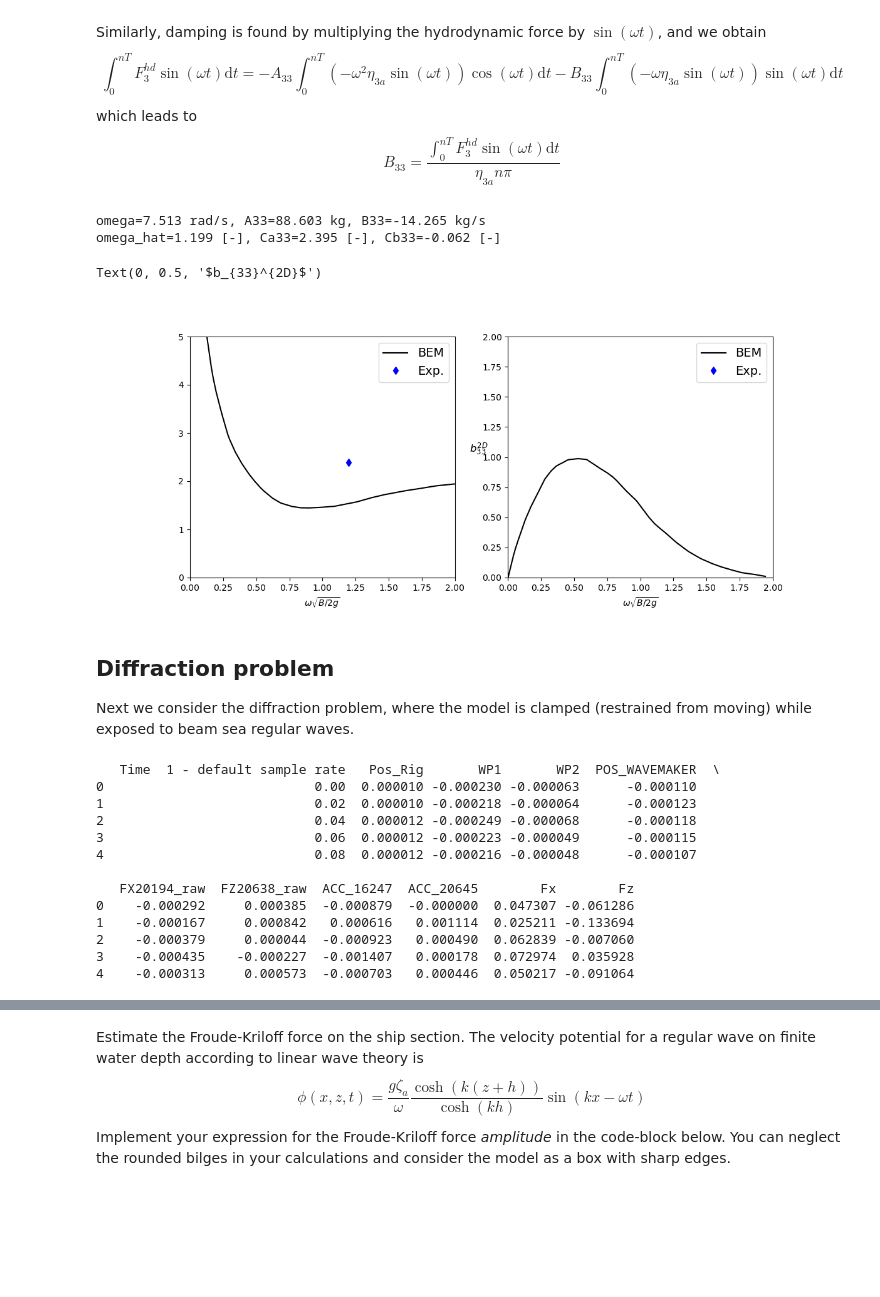
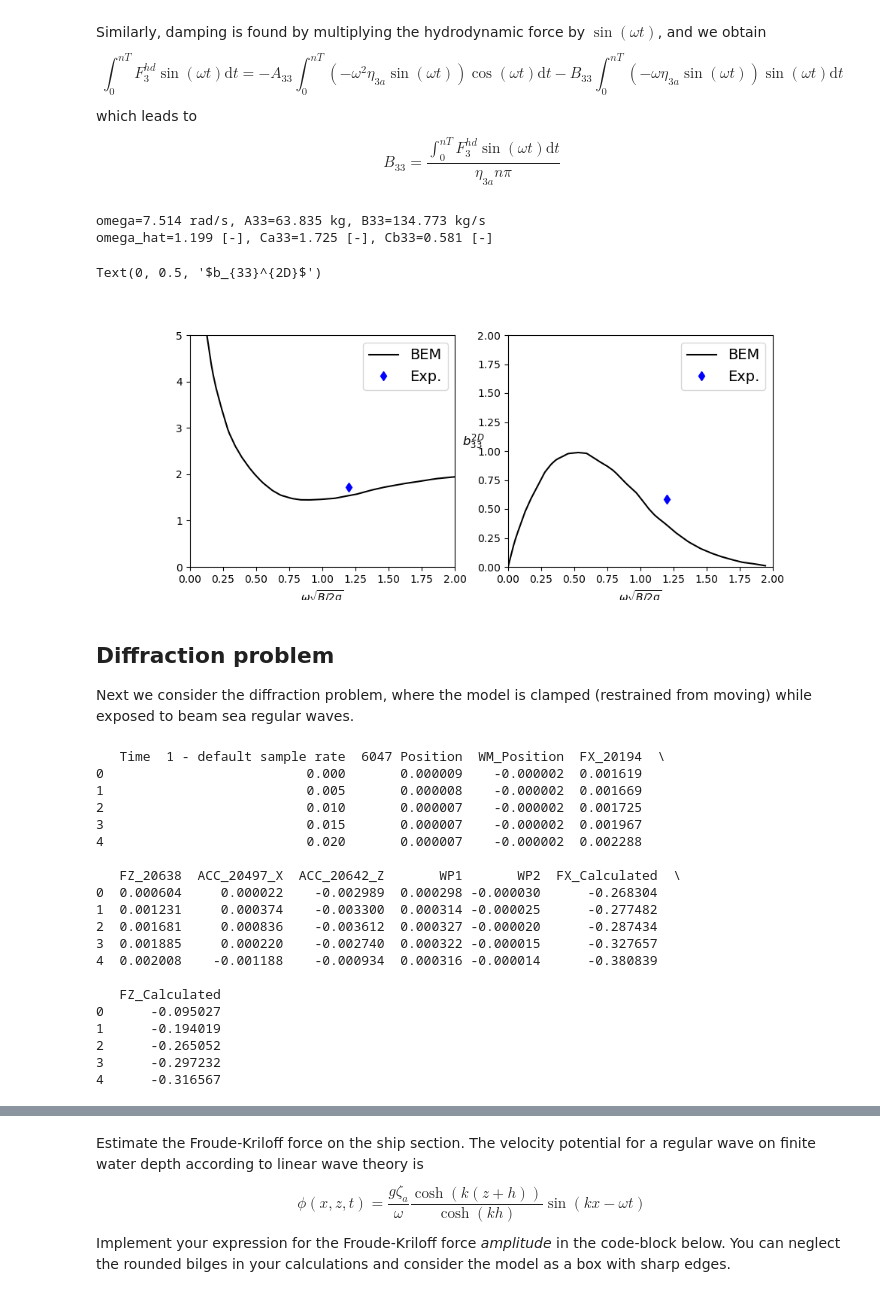
Before and after one commit to hydrodavid/tmr4247, a Jupyter notebook: lab_exercise.ipynb, the cells around one changed output, grey strips where cells are left out. Saved outputs shown, nothing was run; the diff lists cells and outputs as text; code cells hidden in the pictures; blank space fills up the shorter version.

```diff
--- a/lab_exercise.ipynb
+++ b/lab_exercise.ipynb
@@ -170,7 +171,7 @@ Text(0.5, 0, 'Time [s]')
 We see from the figure above that the raw signals contain some noise, in particular the acceleration and force measurements. A common procedure is to filter the data with a *low-pass filter*. This means that we filter away all high frequency components above a given threshold (cut-frequency) and let the low frequency components pass the filter. When defining the cut frequency, we must be sure that we don't remove "physical" frequencies associated with the waves. We will use $f_{cut}=5$Hz in the following.
 # %%
 # Let's filter the data using a low-pass filter to remove high frequency noise
-fcut=8 # [Hz] cut frequency
+fcut=2 # [Hz] cut frequency
 df_filtered = pp.filterDataFrame(df, fcut, fs)
 # %%
 # Uncomment line below if you will activate interactive plotting
@@ -310,7 +311,7 @@ Text(0, 0.5, 'Force [N]')
 C33 = rho*g*L*B # Restoring coefficient (water-plane stiffness)
 
 # Hydrodynamic force
-Fhd = -df1_filt['F3'].values + M*df1_filt['acc3'].values + C33*df1_filt['eta3'].values
+Fhd = -df1_filt['F3'].values + (M+Mrigg)*df1_filt['acc3'].values - C33*df1_filt['eta3'].values
 
 # Velocity in heave deduced from differentiation of the heave motion
 eta3dot = np.diff(df1_filt['eta3'].values)/dt
@@ -334,16 +335,23 @@ Next, we model the heave motion as $\eta_3=\eta_{3a}\cos(\omega t+\delta)$, wher
 #locate zero upcrossings of measured heave
 iups = np.ravel(np.argwhere(np.diff(np.sign(df1_filt['eta3'].values)) > 0))
 
-nPer = len(iups)-1 # Number of oscillation periods
+nPer = len(iups)-1 # Number of complete oscillation periods
 
 # Simple estimation of heave amplitude from first oscillation eta3a=0.5*(max(eta3)-min(eta3))
 eta3a = 0.5*(np.max(df1_filt['eta3'].values[iups[0]:iups[1]])-np.min(df1_filt['eta3'].values[iups[0]:iups[1]]))
 
-# Time vector
-tvec = df1_filt.index[iups[0]:iups[-1]]
+# We redefine the time vector, such that t=0 is when the actuator position is on top (eta_3=eta_3A*cos(omega*t))
+tvec0 = df1_filt.index
+Tper = np.mean(np.diff(tvec0[iups]))
+idt = Tper/4.*fs
+i1 = iups[0]+int(idt)
+i2 = iups[-1]+int(idt)
+tvec1 = df1_filt.index[i1:i2] - tvec0[i1]
+
+print("Oscillation period: {:.3f}s".format(Tper))
 
 # Phase angle
-delta = pp.getPhaseDifference(tvec, df1_filt['eta3'].iloc[iups[0]:iups[-1]], np.cos(omega*tvec)) * omega
+delta = pp.getPhaseDifference(tvec1, df1_filt['eta3'].iloc[i1:i2], np.cos(omega*tvec1)) * omega
 
 print("eta3a={:.3f} m".format(eta3a))
 print("delta={:.3f} rad".format(delta))
@@ -351,8 +359,9 @@ print("delta={:.3f} rad".format(delta))
 
 # Verify phase angle - acceleration a_3 should be 180 deg. out of phase relative to motion eta_3
 fig0, ax0 = plt.subplots(1, 1)
-ax0.plot(tvec, df1_filt['eta3'].iloc[iups[0]:iups[-1]], label=r'$\eta_3(t)$')
-ax0.plot(tvec, -df1_filt['acc3'].iloc[iups[0]:iups[-1]]/omega**2, label=r'$\ddot{\eta}_3(t)/\omega^2$')
-ax0.plot(tvec, eta3a*np.cos(omega*tvec+delta), label=r'$\eta_{3a}\cos(\omega t)$')
+ax0.plot(tvec1, df1_filt['eta3'].iloc[i1:i2], label=r'$\eta_3(t)$')
+ax0.plot(tvec1, -df1_filt['acc3'].iloc[i1:i2]/omega**2, label=r'$\ddot{\eta}_3(t)/\omega^2$')
+ax0.plot(tvec1, eta3a*np.cos(omega*tvec1+delta), label=r'$\eta_{3a}\cos(\omega t)$')
 ax0.legend()
+#ax0.axvline()
 # %% [output]
@@ -378,46 +388,49 @@ import scipy.integrate as si  # We will use the trapeziodal method for numerical
 fs = 200
 idelta = int(np.round(delta/omega)*fs)
 
+# We reset the time to start
+tvec2 = tvec1 - tvec1[iups[0]] + (tvec1[iups[1]]-tvec1[iups[0]])/4.
+
 # Compute added mass and damping coefficients
-A33 = si.trapz(Fhd[iups[0]:iups[-1]] * np.cos(omega*tvec+delta), x=tvec) / (omega*eta3a*nPer*np.pi)
-B33 = si.trapz(Fhd[iups[0]:iups[-1]] * np.sin(omega*tvec+delta), x=tvec) / (eta3a*nPer*np.pi)
+A33 = si.trapz(Fhd[i1:i2] * np.cos(omega*tvec1), x=tvec1) / (omega*eta3a*nPer*np.pi)
+B33 = si.trapz(Fhd[i1:i2] * np.sin(omega*tvec1), x=tvec1) / (eta3a*nPer*np.pi)
 print("omega={:.3f} rad/s, A33={:.3f} kg, B33={:.3f} kg/s".format(omega, A33, B33))
-print("omega_hat={:.3f} [-], Ca33={:.3f} [-], Cb33={:.3f} [-]".format(omega*np.sqrt(B/(2*g)), A33/M, B33/M*np.sqrt(B/(2*g))))
+print("omega_hat={:.3f} [-], Ca33={:.3f} [-], Cb33={:.3f} [-]".format(omega*np.sqrt(B/(2*g)), A33/M, B33/(M*np.sqrt((2*g)/B))))
 #print("omega*delta t: {} [rad]".format(omega*0.25))
 # %% [output]
-omega=7.513 rad/s, A33=88.603 kg, B33=-14.265 kg/s
-omega_hat=1.199 [-], Ca33=2.395 [-], Cb33=-0.062 [-]
+omega=7.514 rad/s, A33=63.835 kg, B33=134.773 kg/s
+omega_hat=1.199 [-], Ca33=1.725 [-], Cb33=0.581 [-]
 # %%
 # Import numerical data for comparison (digitized from figure 3-20 in the compendium)
 a33data = pd.read_csv("Data/Addedmass_2d_bem.csv", dtype=float, decimal=',')
 b33data = pd.read_csv("Data/Damping_2d_bem.csv", dtype=float, decimal=',')
 
 # Verify phase angle
-fig2, ax2 = plt.subplots(1, 2, figsize=(12,5))
+fig2, ax2 = plt.subplots(1, 2, figsize=(10,4))
 a33data.plot(ax=ax2[0], x='x', y='a33_Bd2d_2_bem', color='k', label='BEM')
 ax2[0].plot(omega*np.sqrt(B/(2*g)), A33/M, 'bd', label='Exp.')
 ax2[0].set_ylim(ymin=0., ymax=5.)
 ax2[0].set_xlim(xmin=0., xmax=2.)
 ax2[0].set_xlabel(r"$\omega\sqrt{B/2g}$")
 ax2[1].set_ylabel(r"$a_{33}^{2D}$", rotation=0, fontsize=12)
 ax2[0].legend(fontsize=14)
 
 b33data.plot(ax=ax2[1], x='x', y='b33_Bd2d_2_bem', color='k', label='BEM')
-ax2[1].plot(omega*np.sqrt(B/(2*g)), B33/M*np.sqrt(B/(2*g)), 'bd', label='Exp.')
+ax2[1].plot(omega*np.sqrt(B/(2*g)), B33/(M*np.sqrt((2*g)/B)), 'bd', label='Exp.')
 ax2[1].set_ylim(ymin=0, ymax=2.0)
 ax2[1].set_xlim(xmin=0, xmax=2.0)
 ax2[1].legend(fontsize=14)
 ax2[1].set_xlabel(r"$\omega\sqrt{B/2g}$")
 ax2[1].set_ylabel(r"$b_{33}^{2D}$", rotation=0, fontsize=12)
 # %% [output]
 Text(0, 0.5, '$b_{33}^{2D}$')
-[figure, old version]
+[figure, new version]
 # %% [markdown]
 ## Diffraction problem
 Next we consider the diffraction problem, where the model is clamped (restrained from moving) while exposed to beam sea regular waves.
 # %%
 # Import data from diffraction test as pandas DataFrame
-df2 = pp.importDataFrame(datapath, "demo/diffractiontest_demo_T0d836_A0d024.npz")
+df2 = pp.importDataFrame(datapath, diffractiontestfile)
 
 # We take a look at the first rows of data. Each measurement signal is stored column-wise
 print(df2.head()) # The data below is not from diffraction test...
@@ -429,18 +442,25 @@ df2.set_index("Time", inplace=True)
 # Filter data
 df2_filt = pp.filterDataFrame(df2, fcut, fs)
 # %% [output]
-   Time  1 - default sample rate   Pos_Rig       WP1       WP2  POS_WAVEMAKER  \
-0                           0.00  0.000010 -0.000230 -0.000063      -0.000110
-1                           0.02  0.000010 -0.000218 -0.000064      -0.000123
-2                           0.04  0.000012 -0.000249 -0.000068      -0.000118
-3                           0.06  0.000012 -0.000223 -0.000049      -0.000115
-4                           0.08  0.000012 -0.000216 -0.000048      -0.000107
+   Time  1 - default sample rate  6047 Position  WM_Position  FX_20194  \
+0                          0.000       0.000009    -0.000002  0.001619
+1                          0.005       0.000008    -0.000002  0.001669
+2                          0.010       0.000007    -0.000002  0.001725
+3                          0.015       0.000007    -0.000002  0.001967
+4                          0.020       0.000007    -0.000002  0.002288
 
-   FX20194_raw  FZ20638_raw  ACC_16247  ACC_20645        Fx        Fz
-0    -0.000292     0.000385  -0.000879  -0.000000  0.047307 -0.061286
-1    -0.000167     0.000842   0.000616   0.001114  0.025211 -0.133694
-2    -0.000379     0.000044  -0.000923   0.000490  0.062839 -0.007060
-3    -0.000435    -0.000227  -0.001407   0.000178  0.072974  0.035928
-4    -0.000313     0.000573  -0.000703   0.000446  0.050217 -0.091064
+   FZ_20638  ACC_20497_X  ACC_20642_Z       WP1       WP2  FX_Calculated  \
+0  0.000604     0.000022    -0.002989  0.000298 -0.000030      -0.268304
+1  0.001231     0.000374    -0.003300  0.000314 -0.000025      -0.277482
+2  0.001681     0.000836    -0.003612  0.000327 -0.000020      -0.287434
+3  0.001885     0.000220    -0.002740  0.000322 -0.000015      -0.327657
+4  0.002008    -0.001188    -0.000934  0.000316 -0.000014      -0.380839
+
+   FZ_Calculated
+0      -0.095027
+1      -0.194019
+2      -0.265052
+3      -0.297232
+4      -0.316567
 # %%
 #%matplotlib widget
```
Also changed, not shown: parts of 14 cells of this notebook.
